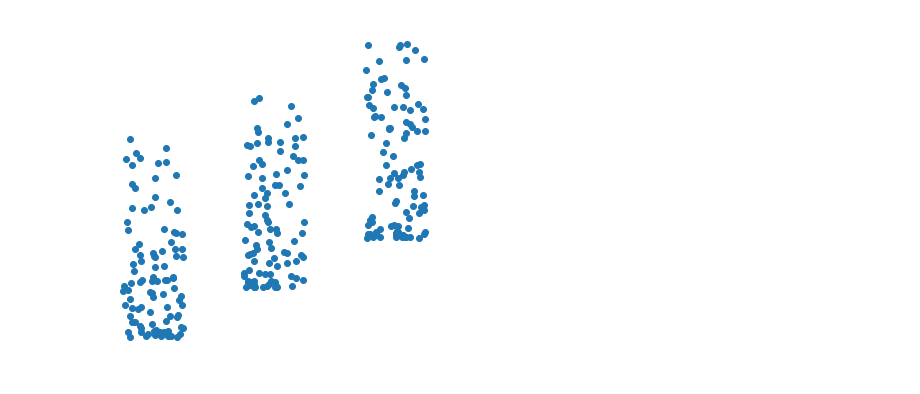
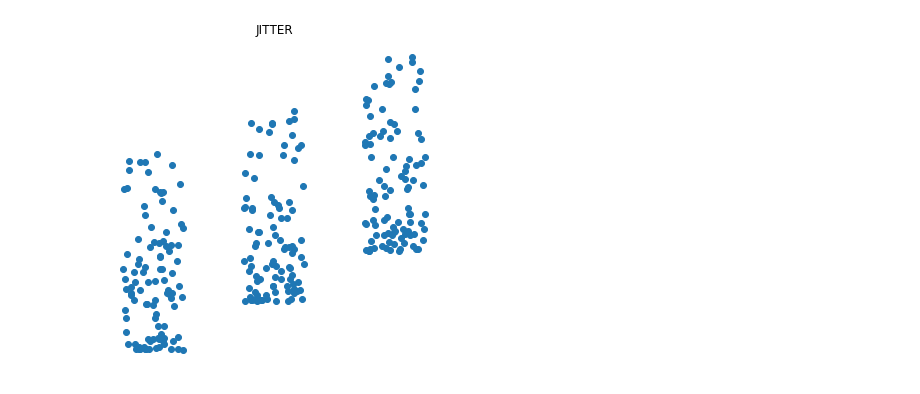
Before and after one commit to coreygirard/less, a Jupyter notebook: defaults.ipynb, the cells around one changed output. Cells and saved outputs as stored; diff of their text form; code cells hidden in the pictures.

```diff
--- a/defaults.ipynb
+++ b/defaults.ipynb
@@ -41,9 +45,10 @@ chart.render()
 # %%
 x = np.array([0, 1, 2]*100)
 y = np.random.random(300)**2 + x/4
 
 chart = less.Chart(6, 6)
+chart.title('JITTER')
 chart.jitter(x=x, y=y, x_width=0.5)
 chart.render()
 # %% [output]
-[figure, old version]
+[figure, new version]
```
Also changed, not shown: parts of 5 cells of this notebook, 5 other files.
